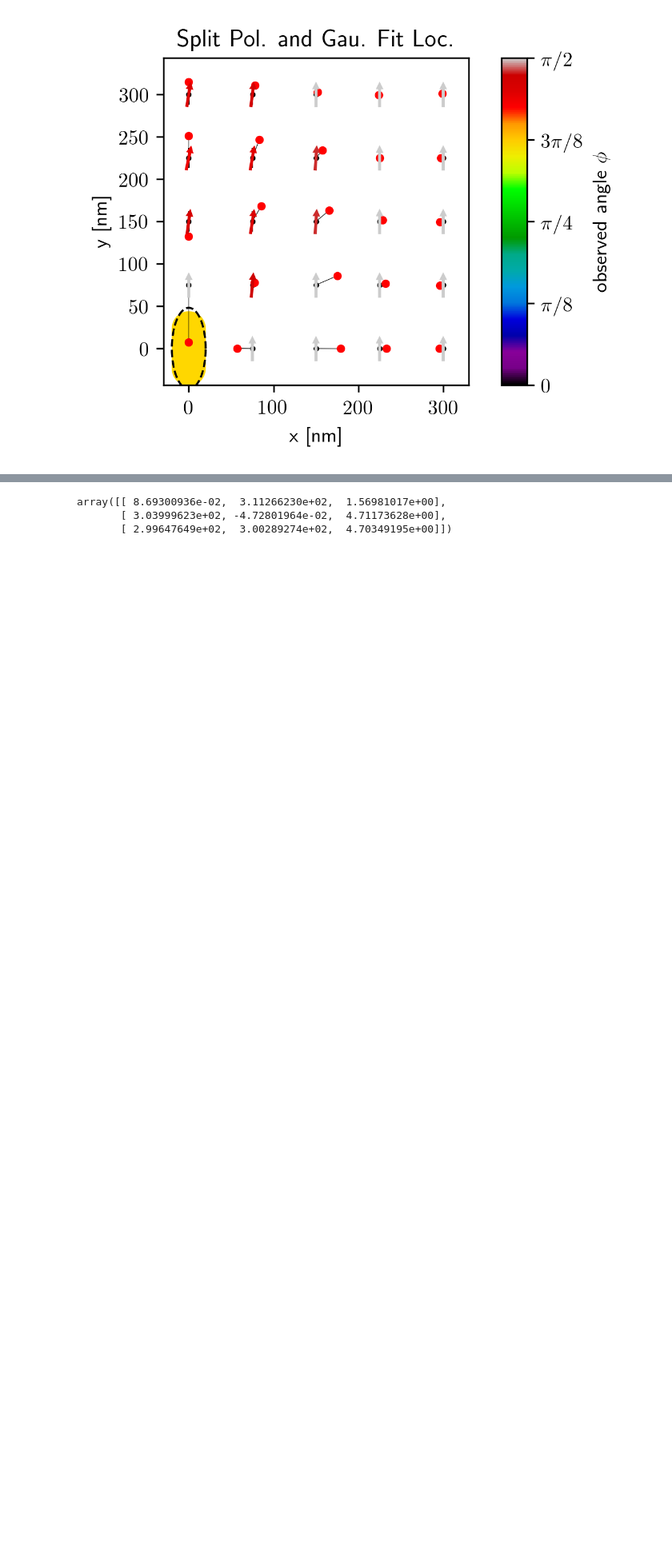
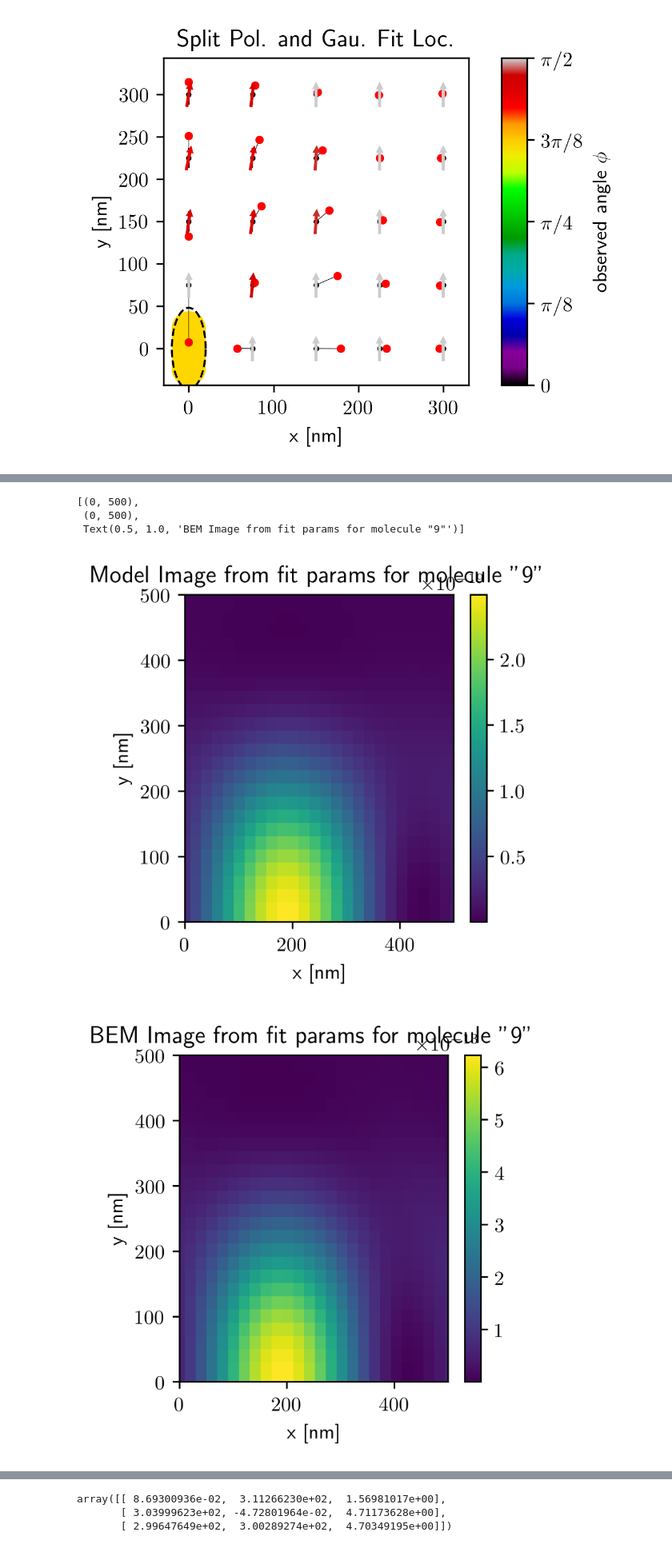
Before and after one commit to HarrisonGoldwyn/mispolarization, a Jupyter notebook: solving_problems/notebooks/fit_localization_from_BEM_fields.ipynb, the cells around one changed output, grey strips where cells are left out. Shown: that part at 80% size. Saved outputs shown, nothing was run; the diff lists cells and outputs as text; code cells hidden in the pictures; blank space fills up the shorter version.

```diff
--- a/solving_problems/notebooks/fit_localization_from_BEM_fields.ipynb
+++ b/solving_problems/notebooks/fit_localization_from_BEM_fields.ipynb
@@ -215,7 +213,7 @@ class Simulation(fit.DipoleProperties):
 
     def __init__(self, locations, mol_angle=0, plas_angle=np.pi/2
                  ):
-        self.n_b = np.sqrt(n_b) ## vacuum
+        self.n_b = n_b ## vacuum
         self.mol_locations = locations
         self.mol_angles = mol_angle
         self.rod_angle = plas_angle
@@ -400,7 +408,10 @@ simTestInst_few_mol.plot_mispol_map_wMisloc()
 # %% [output]
 [figure]
 # %%
-test_BEM_fit_instance_few_mol = fit.FitModelToData(simTestInst_few_mol.BEM_images)
+test_BEM_fit_instance_few_mol = fit.FitModelToData(
+    simTestInst_few_mol.BEM_images,
+    ini_guess=simTestInst_few_mol.mol_locations
+    )
 test_BEM_fit_few_mol = test_BEM_fit_instance_few_mol.fit_model_to_image_data()
 # test_BEM_fit_instance.plot_contour_fit_over_data(0)
 # %% [output]
@@ -428,0 +448,16 @@ test_BEM_fit_instance_few_mol.plot_fit_results_as_quiver_map(simTestInst_few_mol
+# %%
+test_BEM_fit_instance_few_mol.plot_image_from_params(test_BEM_fit_few_mol[9])
+ax = plt.gca()
+ax.set(xlim=[0,500], ylim=[0,500],
+      title='Model Image from fit params for molecule "9"')
+
+test_BEM_fit_instance_few_mol.plot_raveled_image(simTestInst_few_mol.BEM_images[9])
+ax = plt.gca()
+ax.set(xlim=[0,500], ylim=[0,500],
+      title='BEM Image from fit params for molecule "9"')
+# %% [output]
+[(0, 500),
+ (0, 500),
+ Text(0.5, 1.0, 'BEM Image from fit params for molecule "9"')]
+[figure, added]
+[figure, added]
```
Also changed, not shown: parts of 11 cells of this notebook.
